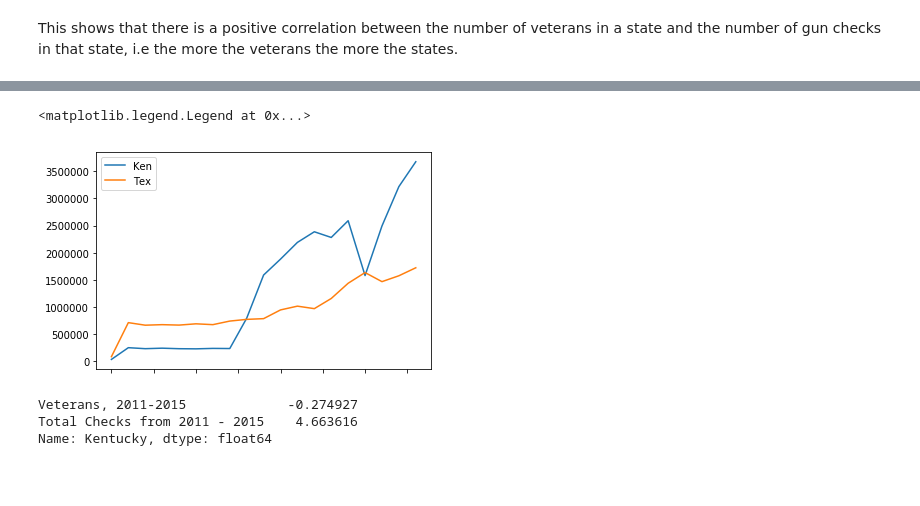
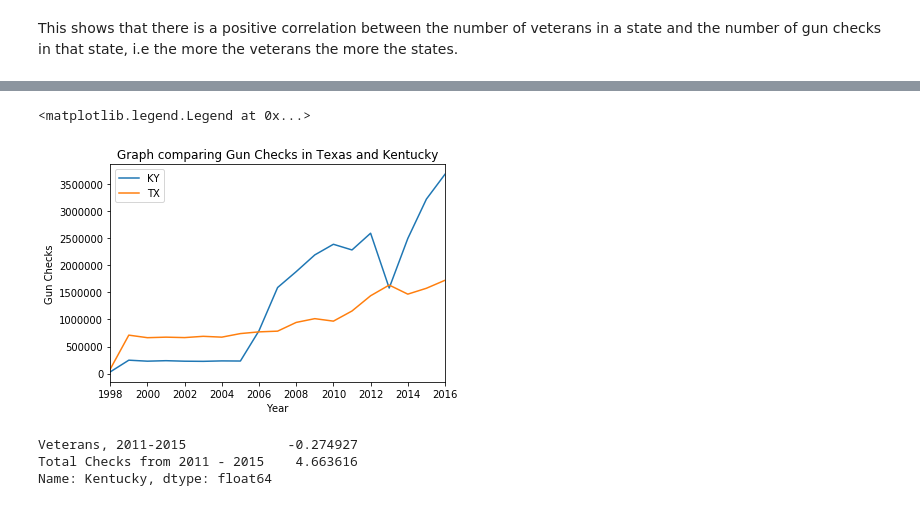
Before and after one commit to durot1973/Data-Analyst-Project, a Jupyter notebook: Analysis.ipynb, the cells around one changed output, grey strips where cells are left out. Cells and saved outputs as stored; diff of their text form; code cells hidden in the pictures; blank space fills up the shorter version.

```diff
--- a/Analysis.ipynb
+++ b/Analysis.ipynb
@@ -188,10 +215,13 @@ The most prominent outlier was Kentucky, so to find out why I plotted a graph an
 # %%
-checks_each_year.loc['Kentucky'].plot(label='Ken')
-checks_each_year.loc['Texas'].plot(label='Tex')
+checks_each_year.loc['Kentucky'].plot(label='KY')
+checks_each_year.loc['Texas'].plot(label='TX')
+plt.xlabel('Year')
+plt.ylabel('Gun Checks')
+plt.title('Graph comparing Gun Checks in Texas and Kentucky')
 plt.legend()
 # %% [output]
 <matplotlib.legend.Legend at 0x...>
-[figure, old version]
+[figure, new version]
 # %%
 vets_and_checks.loc['Kentucky']
 # %% [output]
```
Also changed, not shown: parts of 14 cells of this notebook.
